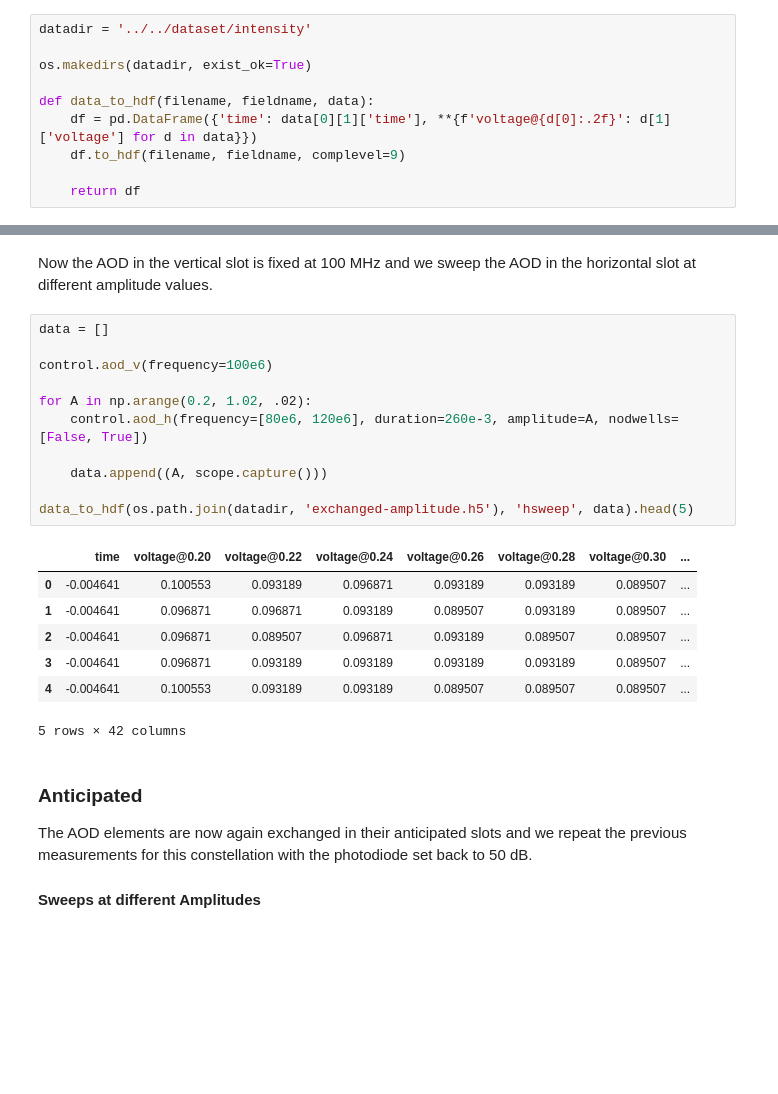
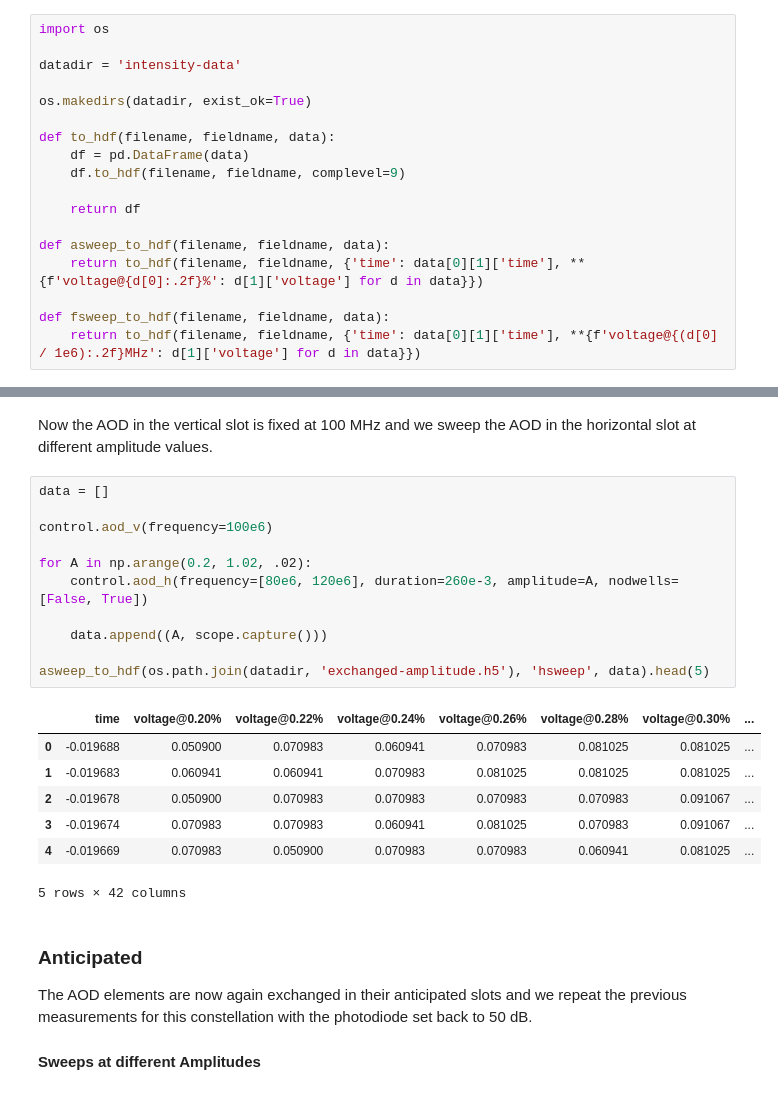
Before and after one commit to bodokaiser/bachelor-thesis, a Jupyter notebook: notebook/measurement/intensity-distribution.ipynb, the cells around one changed output, grey strips where cells are left out. Drawn from its saved outputs; the diff is of its cells as text; blank space fills up the shorter version.

```diff
--- a/notebook/measurement/intensity-distribution.ipynb
+++ b/notebook/measurement/intensity-distribution.ipynb
@@ -18,15 +28,23 @@ scope.holla()
 # %% [markdown]
 We will do multiple runs at different amplitudes. The following function will merge these runs into a single data frame with one time scale but different voltages for the different amplitude levels.
 # %%
-datadir = '../../dataset/intensity'
+import os
+
+datadir = 'intensity-data'
 
 os.makedirs(datadir, exist_ok=True)
 
-def data_to_hdf(filename, fieldname, data):
-    df = pd.DataFrame({'time': data[0][1]['time'], **{f'voltage@{d[0]:.2f}': d[1]['voltage'] for d in data}})
+def to_hdf(filename, fieldname, data):
+    df = pd.DataFrame(data)
     df.to_hdf(filename, fieldname, complevel=9)
 
     return df
+
+def asweep_to_hdf(filename, fieldname, data):
+    return to_hdf(filename, fieldname, {'time': data[0][1]['time'], **{f'voltage@{d[0]:.2f}%': d[1]['voltage'] for d in data}})
+
+def fsweep_to_hdf(filename, fieldname, data):
+    return to_hdf(filename, fieldname, {'time': data[0][1]['time'], **{f'voltage@{(d[0] / 1e6):.2f}MHz': d[1]['voltage'] for d in data}})
 # %% [markdown]
 ## Unpaired
 
@@ -196,21 +214,21 @@ Now the AOD in the vertical slot is fixed at 100 MHz and we sweep the AOD in the
 # %%
 data = []
 
 control.aod_v(frequency=100e6)
 
 for A in np.arange(0.2, 1.02, .02):
     control.aod_h(frequency=[80e6, 120e6], duration=260e-3, amplitude=A, nodwells=[False, True])
 
     data.append((A, scope.capture()))
 
-data_to_hdf(os.path.join(datadir, 'exchanged-amplitude.h5'), 'hsweep', data).head(5)
+asweep_to_hdf(os.path.join(datadir, 'exchanged-amplitude.h5'), 'hsweep', data).head(5)
 # %% [output]
-|  | time | voltage@0.20 | voltage@0.22 | voltage@0.24 | voltage@0.26 | voltage@0.28 | voltage@0.30 | ... |
-| 0 | -0.004641 | 0.100553 | 0.093189 | 0.096871 | 0.093189 | 0.093189 | 0.089507 | ... |
-| 1 | -0.004641 | 0.096871 | 0.096871 | 0.093189 | 0.089507 | 0.093189 | 0.089507 | ... |
-| 2 | -0.004641 | 0.096871 | 0.089507 | 0.096871 | 0.093189 | 0.089507 | 0.089507 | ... |
-| 3 | -0.004641 | 0.096871 | 0.093189 | 0.093189 | 0.093189 | 0.093189 | 0.089507 | ... |
-| 4 | -0.004641 | 0.100553 | 0.093189 | 0.093189 | 0.089507 | 0.089507 | 0.089507 | ... |
+|  | time | voltage@0.20% | voltage@0.22% | voltage@0.24% | voltage@0.26% | voltage@0.28% | voltage@0.30% | ... |
+| 0 | -0.019688 | 0.050900 | 0.070983 | 0.060941 | 0.070983 | 0.081025 | 0.081025 | ... |
+| 1 | -0.019683 | 0.060941 | 0.060941 | 0.070983 | 0.081025 | 0.081025 | 0.081025 | ... |
+| 2 | -0.019678 | 0.050900 | 0.070983 | 0.070983 | 0.070983 | 0.070983 | 0.091067 | ... |
+| 3 | -0.019674 | 0.070983 | 0.070983 | 0.060941 | 0.081025 | 0.070983 | 0.091067 | ... |
+| 4 | -0.019669 | 0.070983 | 0.050900 | 0.070983 | 0.070983 | 0.060941 | 0.081025 | ... |
 5 rows × 42 columns
 # %% [markdown]
 ### Anticipated
```
Also changed, not shown: parts of 25 cells of this notebook, 9 other files.
